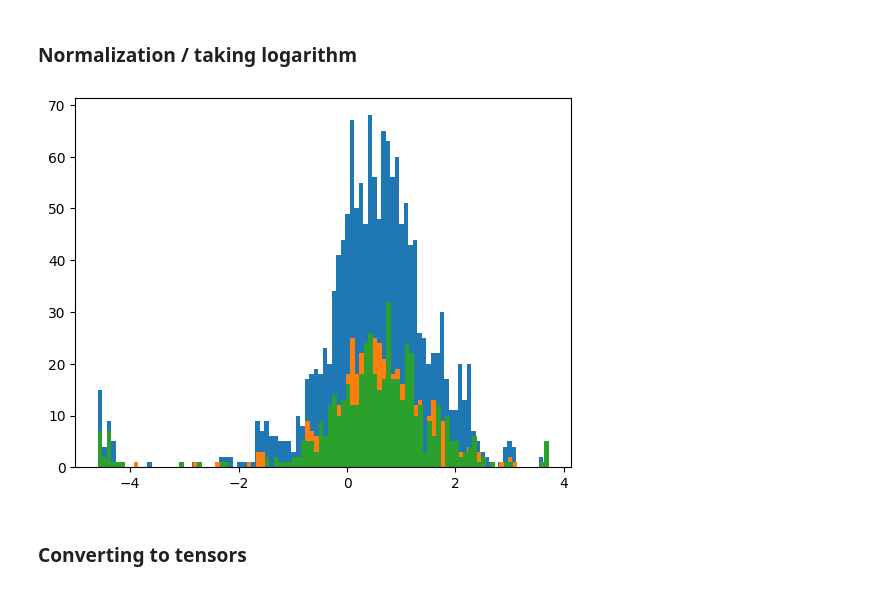
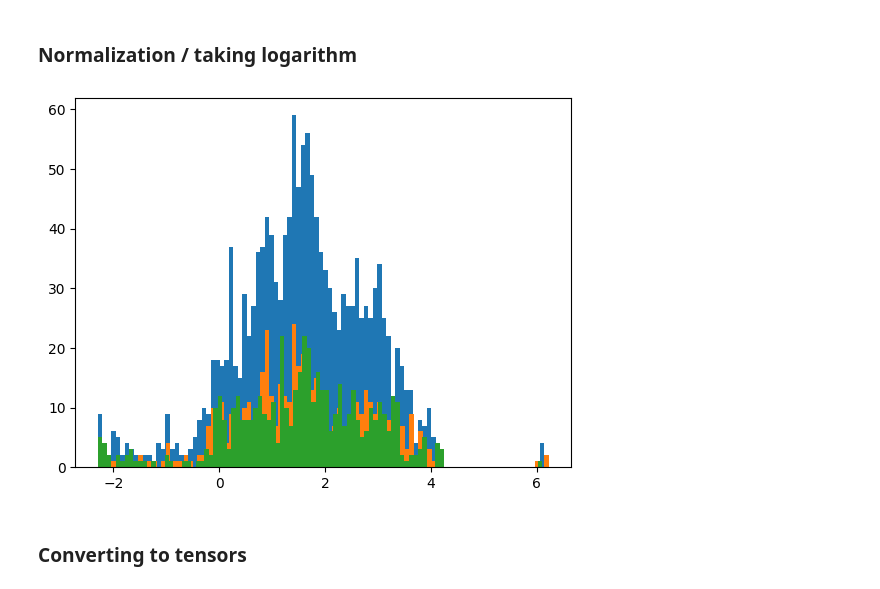
Before and after one commit to BDomzal/inks, a Jupyter notebook: notebooks/inks_nn_regression (Copy).ipynb, the cells around one changed output. Saved outputs shown, nothing was run; the diff lists cells and outputs as text; code cells hidden in the pictures.

Commit message:
Corrected problem with multiplication by weights (missing normalisation)

```diff
--- a/notebooks/inks_nn_regression (Copy).ipynb
+++ b/notebooks/inks_nn_regression (Copy).ipynb
@@ -72,7 +71,7 @@ inDKs_df = set_negative_to_zero(inDKs_df, ELEMENTS_TO_KEEP)
 # %% [markdown]
 5. Let's multiply the values by weights.
 # %%
-inDKs_df = multiply_by_weights(inDKs_df, ELEMENTS_TO_KEEP, weights=WEIGHTS)
+inDKs_df = multiply_by_weights(inDKs_df, ELEMENTS_TO_KEEP, weights=MULTIPLICATION_WEIGHTS)
 # %% [markdown]
 6. Normalize with respect to Fe and remove Fe.
 # %%
@@ -98,2 +81,4 @@ X_y_test.reset_index(drop=True, inplace=True)
+# %%
+X_y_train, X_y_val, X_y_test = create_partition(inDKs_df)
 # %% [markdown]
 ### Creating features and labels matrices
@@ -111,2 +85,8 @@ y_test = np.array(X_y_test[columns_to_keep_inks].values)
+# %%
+X_train, y_train, X_val, y_val, X_test, y_test, train_order, val_order, test_order = prepare_data_for_training(
+                                                                                                                X_y_train,
+                                                                                                                X_y_val,
+                                                                                                                X_y_test,
+                                                                                                                ELEMENTS_TO_KEEP)
 # %% [markdown]
 ### Normalization / taking logarithm
@@ -159,12 +93,14 @@ elif preprocessing_method == 'logarithm_and_normalization':
-# %%
-dim = 0
-plt.hist(X_train[:,dim], bins=100);
-plt.hist(X_test[:,dim], bins=100);
-plt.hist(X_val[:,dim], bins=100);
-
-#np.argwhere(X_train[:,2]<-20)
-# %% [output]
-[figure, removed]
+# %%
+X_train, y_train = transform_data(X_train, y_train, 'logarithm')
+X_val, y_val = transform_data(X_val, y_val, 'logarithm')
+X_test, y_test = transform_data(X_test, y_test, 'logarithm')
+# %%
+dim = 3
+plt.hist(X_train[:,dim], bins=100);
+plt.hist(X_test[:,dim], bins=100);
+plt.hist(X_val[:,dim], bins=100);
+# %% [output]
+[figure, added]
 # %% [markdown]
 ### Converting to tensors
 # %%
```
Also changed, not shown: parts of 47 cells of this notebook, 3 other files.
